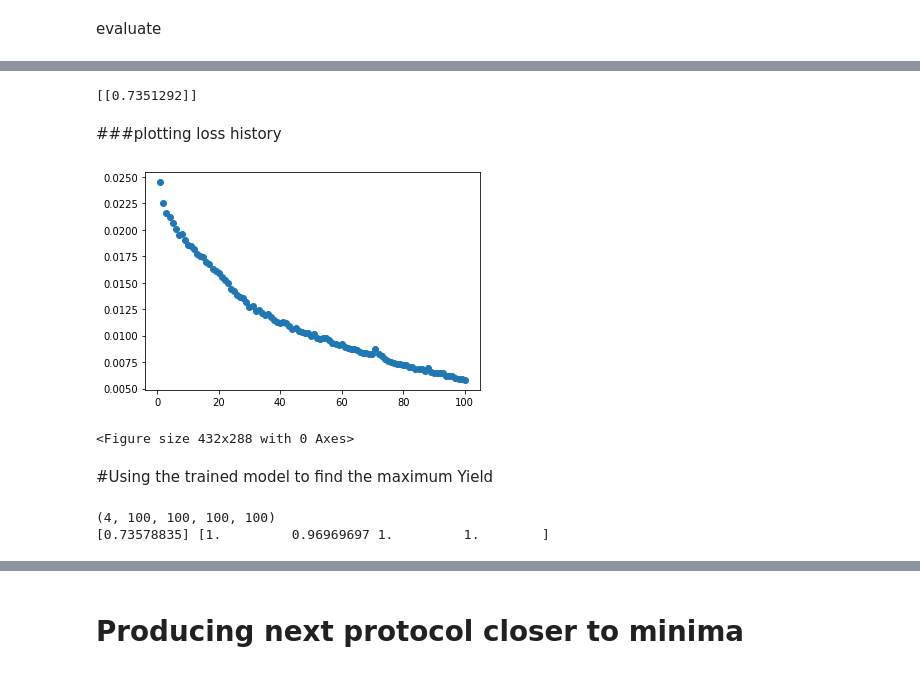
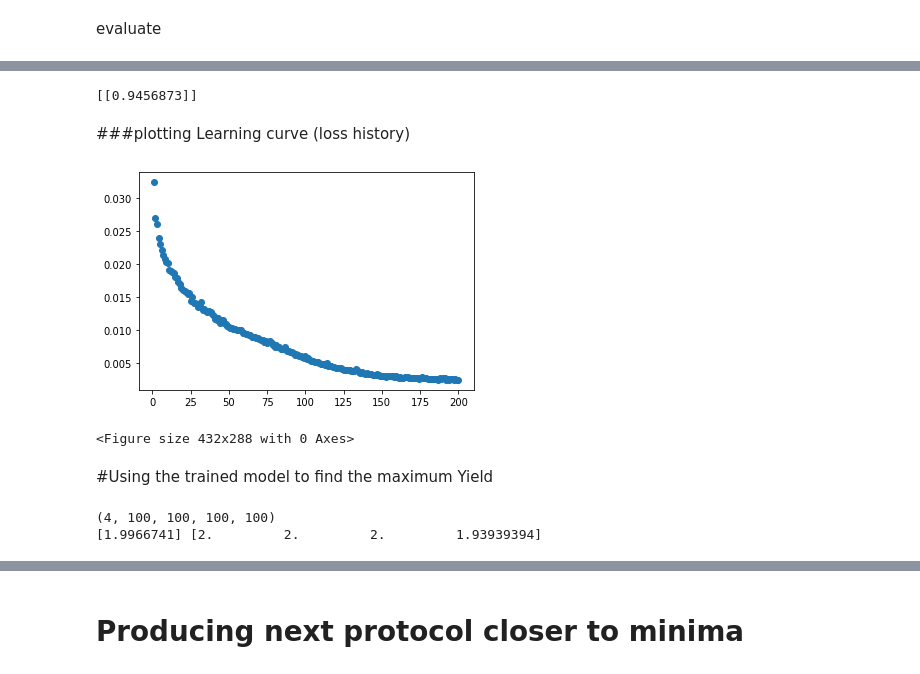
Before and after one commit to zmohaveri/IVT-ActiveLearning, a Jupyter notebook: IVT_iter1_analysis.ipynb, the cells around one changed output, grey strips where cells are left out. Drawn from its saved outputs; the diff is of its cells as text; code cells hidden in the pictures.

```diff
--- a/IVT_iter1_analysis.ipynb
+++ b/IVT_iter1_analysis.ipynb
@@ -355,6 +355,6 @@ _________________________________________________________________
 # %% [markdown]
 training
 # %%
-iter1_history=iter1_model.fit(x_train,y_train,batch_size=5,epochs=100)
+iter1_history=iter1_model.fit(x_train,y_train,batch_size=5,epochs=200)
 loss_history=iter1_history.history['loss']
 # %% [output]
@@ -386,17 +386,17 @@ print(loss)
 # %%
 print(iter1_model.predict([[1,1,1,1]]))
 # %% [output]
-[[0.7351292]]
+[[0.9456873]]
 # %% [markdown]
-###plotting loss history
+###plotting Learning curve (loss history)
 # %%
-epochs=np.arange(1,101)
+epochs=np.arange(1,201)
 plt.scatter(x=epochs,y=loss_history)
 plt.show()
 save_plot_to_file('Learning_Curve'+str(tm.time()))
 save_model_to_file(iter1_model,'NN_model'+str(tm.time()))
 # %% [output]
-[figure, old version]
+[figure, new version]
 <Figure size 432x288 with 0 Axes>
 # %% [markdown]
 #Using the trained model to find the maximum Yield
@@ -420,13 +420,13 @@ def find_max(mesh,model):
   max_index=points[max_array_index]
   return max,max_index
 # %%
-grid=generate_random_grid(4,100)
+grid=generate_random_grid(4,100,high=2)
 print(grid.shape)
 max,max_index=find_max(grid,iter1_model)
 print(max,max_index)
 # %% [output]
 (4, 100, 100, 100, 100)
-[0.73578835] [1.         0.96969697 1.         1.        ]
+[1.9966741] [2.         2.         2.         1.93939394]
 # %%
 print(max,max_index)
 # %% [output]
```
Also changed, not shown: parts of 4 cells of this notebook.
